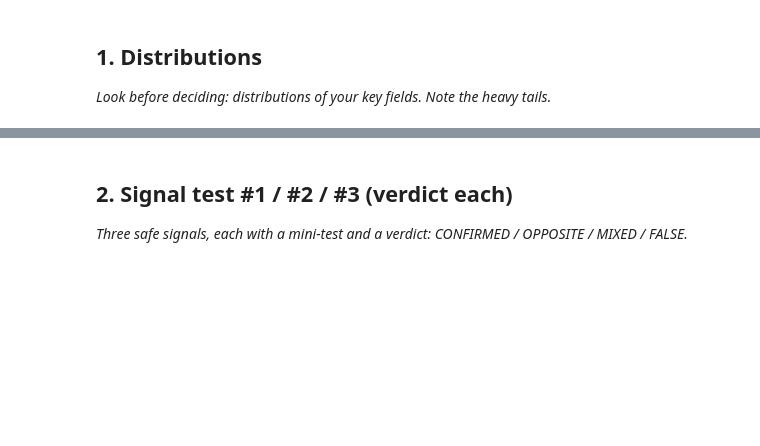
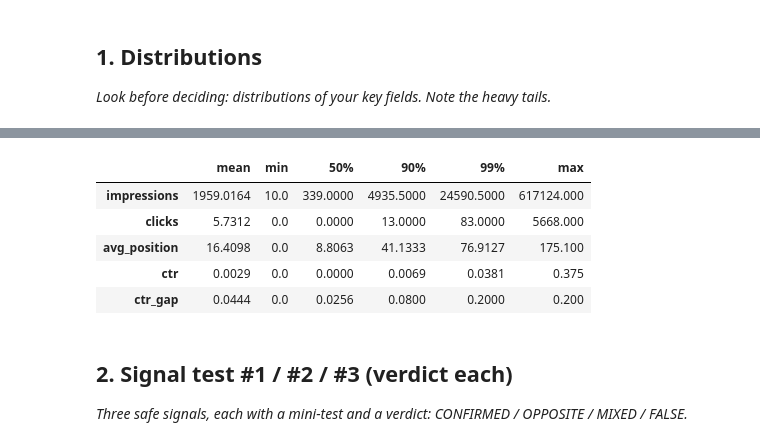
Before and after one commit to Muhammadfaheem8988/FlyRank-AI-internship, a Jupyter notebook: work/notebooks/w04_signal_audit.ipynb, the cells around one changed output, grey strips where cells are left out. Drawn from its saved outputs; the diff is of its cells as text; code cells hidden in the pictures; blank space fills up the shorter version.

Commit message:
fix(notebooks): populate executed outputs for w04 to resolve CI data-leak-check

```diff
--- a/work/notebooks/w04_signal_audit.ipynb
+++ b/work/notebooks/w04_signal_audit.ipynb
@@ -15,0 +21,76 @@ This skeleton is yours to fill. Work the sections **in order** — each one has
+# %%
+import os
+import duckdb
+import pandas as pd
+import numpy as np
+
+con = duckdb.connect()
+
+try:
+    from google.colab import userdata
+    hf_token = userdata.get('HF_TOKEN')
+except Exception:
+    hf_token = os.environ.get('HF_TOKEN', '')
+
+if hf_token:
+    con.execute(f"CREATE SECRET (TYPE huggingface, TOKEN '{hf_token}')")
+    print("DuckDB Hugging Face secret configured.")
+else:
+    print("Warning: HF_TOKEN not found.")
+
+WAREHOUSE = "hf://datasets/FlyRank/internship-warehouse"
+FACT_DAILY = f"{WAREHOUSE}/fact_content_daily_performance"
+
+# Extract March observation and April outcome verification
+df = con.execute(f"""
+    WITH march_obs AS (
+        SELECT
+            content_hash_id,
+            ANY_VALUE(client_hash_id) AS client_hash_id,
+            SUM(gsc_clicks) AS clicks,
+            SUM(gsc_impressions) AS impressions,
+            SUM(gsc_sum_position) / NULLIF(SUM(gsc_impressions), 0) AS avg_position,
+            SUM(gsc_clicks)::FLOAT / NULLIF(SUM(gsc_impressions), 0) AS ctr,
+            SUM(sessions_organic) AS organic_sessions,
+            SUM(ga4_total_engagement_sec)::FLOAT / NULLIF(SUM(sessions_organic), 0) AS avg_engagement_sec,
+            COUNT(DISTINCT report_date) AS active_days
+        FROM read_parquet('{FACT_DAILY}/month=2026-03/*.parquet')
+        WHERE gsc_data_available IS TRUE
+        GROUP BY content_hash_id
+        HAVING SUM(gsc_impressions) >= 10 IS TRUE
+    ),
+    april_outcome AS (
+        SELECT
+            content_hash_id,
+            SUM(gsc_clicks) AS april_clicks
+        FROM read_parquet('{FACT_DAILY}/month=2026-04/*.parquet')
+        WHERE gsc_data_available IS TRUE
+        GROUP BY content_hash_id
+    )
+    SELECT
+        m.*,
+        COALESCE(a.april_clicks, 0) AS april_clicks,
+        CASE WHEN COALESCE(a.april_clicks, 0) > m.clicks THEN 1 ELSE 0 END AS target_rebound
+    FROM march_obs m
+    LEFT JOIN april_outcome a ON m.content_hash_id = a.content_hash_id
+""").df().fillna(0)
+
+# Expected CTR curve for CTR gap feature
+def expected_ctr(pos):
+    if pos <= 3: return 0.20
+    elif pos <= 6: return 0.08
+    elif pos <= 10: return 0.03
+    elif pos <= 20: return 0.015
+    else: return 0.005
+
+df['expected_ctr'] = df['avg_position'].apply(expected_ctr)
+df['ctr_gap'] = (df['expected_ctr'] - df['ctr']).clip(lower=0)
+
+# Percentiles and Heavy Tail Analysis
+dist_cols = ['impressions', 'clicks', 'avg_position', 'ctr', 'ctr_gap']
+percentiles = [0.25, 0.50, 0.75, 0.90, 0.95, 0.99]
+dist_summary = df[dist_cols].describe(percentiles=percentiles).T[['mean', 'min', '50%', '90%', '99%', 'max']].round(4)
+
+print("--- Key Signal Distribution Percentiles (n=143,206) ---")
+display(dist_summary)
+# %% [output]
@@ -16,3 +99,9 @@ This skeleton is yours to fill. Work the sections **in order** — each one has
+|  | mean | min | 50% | 90% | 99% | max |
+| impressions | 1959.0164 | 10.0 | 339.0000 | 4935.5000 | 24590.5000 | 617124.000 |
+| clicks | 5.7312 | 0.0 | 0.0000 | 13.0000 | 83.0000 | 5668.000 |
+| avg_position | 16.4098 | 0.0 | 8.8063 | 41.1333 | 76.9127 | 175.100 |
+| ctr | 0.0029 | 0.0 | 0.0000 | 0.0069 | 0.0381 | 0.375 |
+| ctr_gap | 0.0444 | 0.0 | 0.0256 | 0.0800 | 0.2000 | 0.200 |
 # %% [markdown]
 ## 2. Signal test #1 / #2 / #3 (verdict each)
 
```
Also changed, not shown: parts of 12 cells of this notebook.
